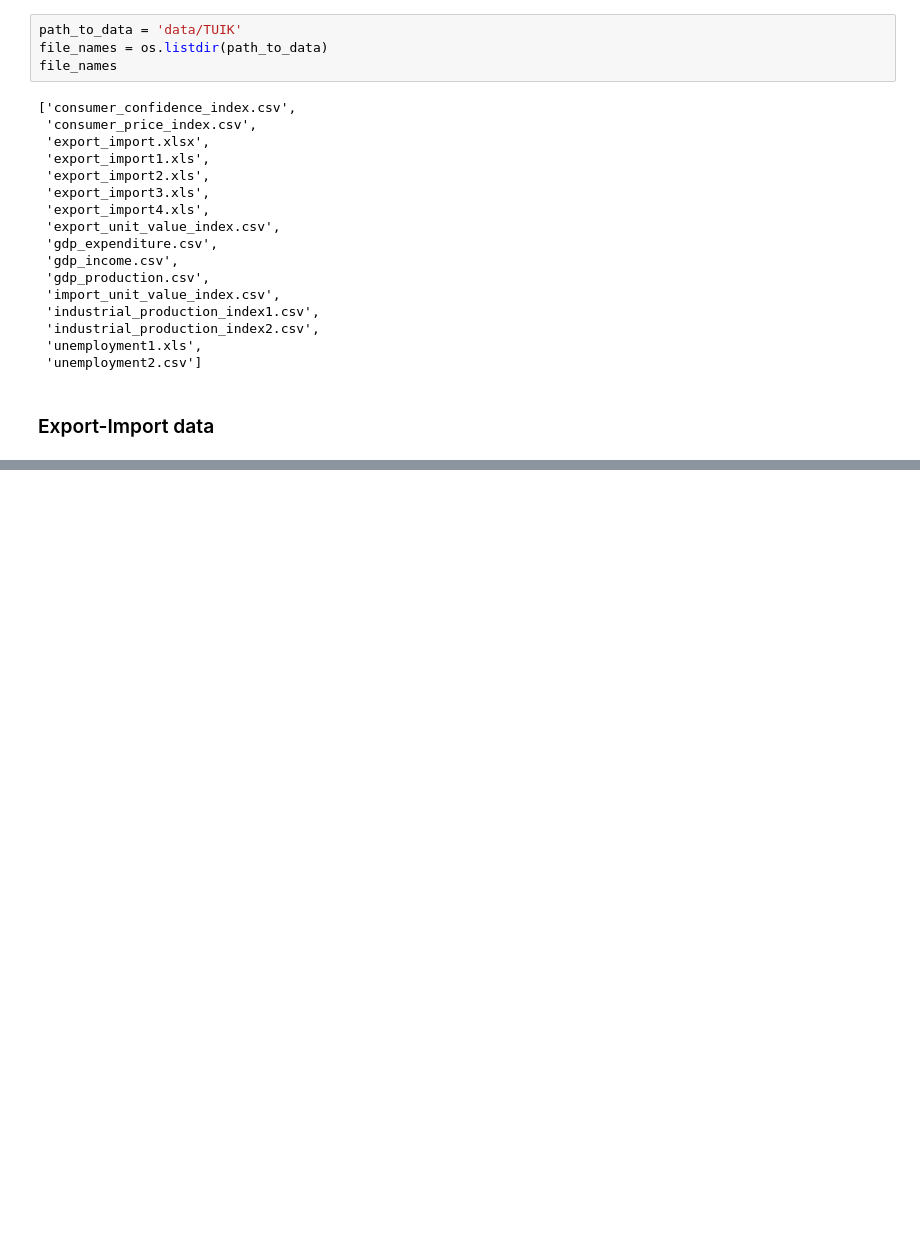
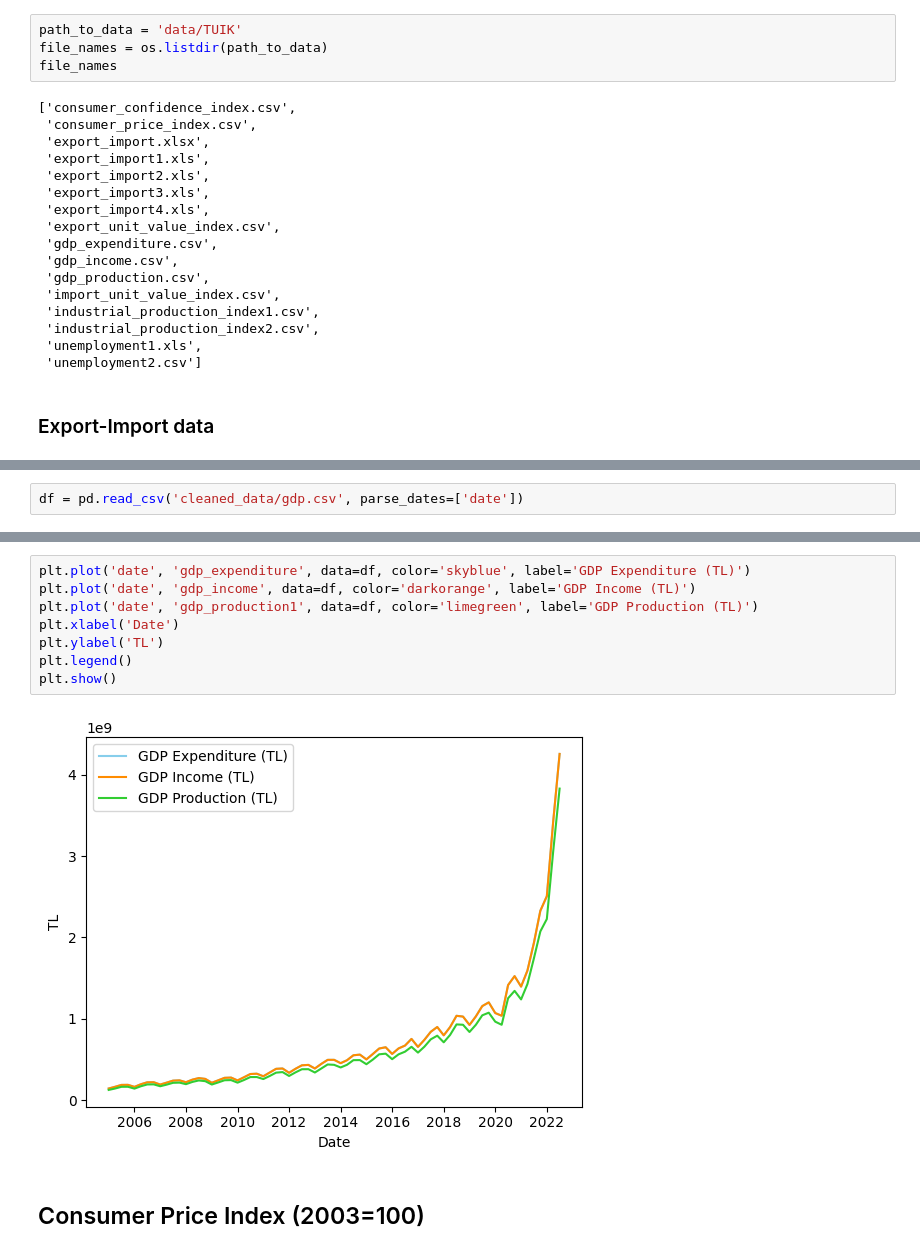
Before and after one commit to Ahmetyasin/CS512-project, a Jupyter notebook: CleaningTuikData.ipynb, the cells around one changed output, grey strips where cells are left out. Saved outputs shown, nothing was run; the diff lists cells and outputs as text; blank space fills up the shorter version.

Commit message:
added some cleaned data

```diff
--- a/CleaningTuikData.ipynb
+++ b/CleaningTuikData.ipynb
@@ -71,0 +185,2 @@ plt.show()
+# %%
+df = pd.read_csv('cleaned_data/gdp.csv', parse_dates=['date'])
@@ -71,0 +196,12 @@ plt.show()
+# %%
+plt.plot('date', 'gdp_expenditure', data=df, color='skyblue', label='GDP Expenditure (TL)')
+plt.plot('date', 'gdp_income', data=df, color='darkorange', label='GDP Income (TL)')
+plt.plot('date', 'gdp_production1', data=df, color='limegreen', label='GDP Production (TL)')
+plt.xlabel('Date')
+plt.ylabel('TL')
+plt.legend()
+plt.show()
+# %% [output]
+[figure, added]
+# %% [markdown]
+## Consumer Price Index (2003=100)
```
Also changed, not shown: parts of 34 cells of this notebook, 5 other files.
